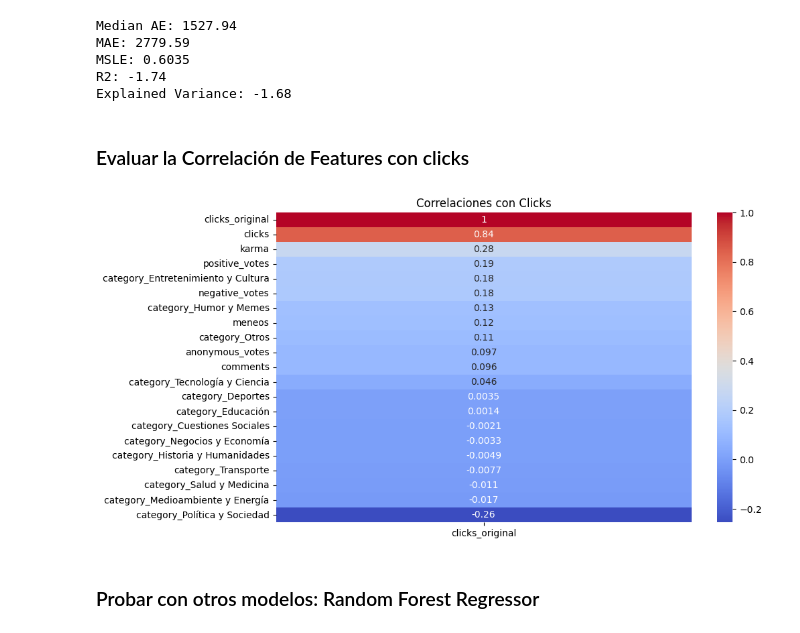
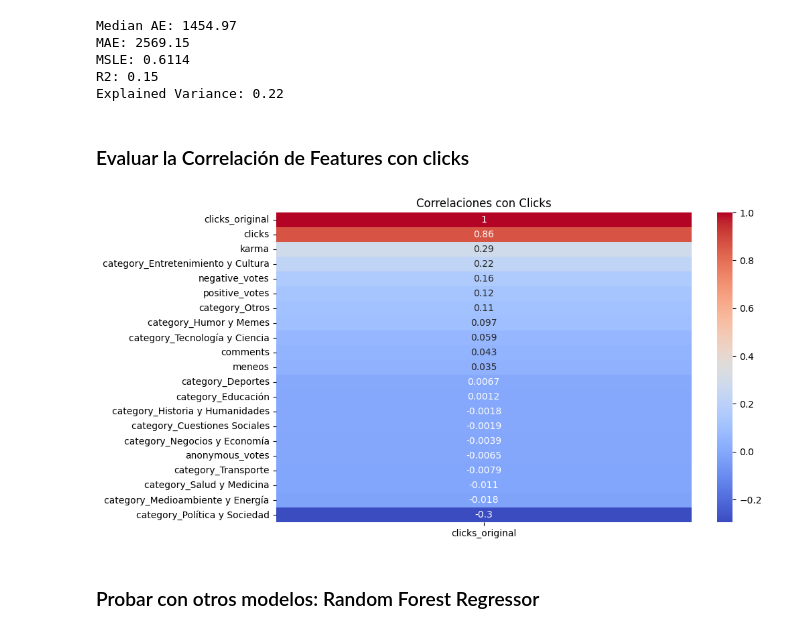
Before and after one commit to LucijaBrcic/Analisis-de-noticias, a Jupyter notebook: src/03_01.ML/regression_model.ipynb, the cells around one changed output. Drawn from its saved outputs; the diff is of its cells as text; code cells hidden in the pictures.

Commit message:
regression model update + regression model by clusters

```diff
--- a/src/03_01.ML/regression_model.ipynb
+++ b/src/03_01.ML/regression_model.ipynb
@@ -158,9 +74,9 @@ def remove_outliers_tukey(df, columns):
 num_features = ['meneos', 'karma', 'positive_votes', 'anonymous_votes', 'negative_votes', 'comments']
 
 # Eliminar outliers en las columnas numéricas seleccionadas usando el método de Tukey
-df_filtered_no_outliers = remove_outliers_tukey(df_filtered, num_features)
+df_filtered = remove_outliers_tukey(df_regression, num_features)
 
 # Ver cuántas filas quedaron después de eliminar outliers
-print(f'Número de filas antes de eliminar outliers: {len(df_filtered)}')
-print(f'Número de filas después de eliminar outliers: {len(df_filtered_no_outliers)}')
+print(f'Número de filas antes de eliminar outliers: {len(df_regression)}')
+print(f'Número de filas después de eliminar outliers: {len(df_filtered)}')
 # %% [output]
@@ -187,24 +120,5 @@ with open(regressor_scaler_path, "wb") as f:
 from sklearn.preprocessing import OneHotEncoder
 
 # Aplicar OneHotEncoder a la categoría
-regressor_encoder = OneHotEncoder(sparse_output=False, drop='first')  # drop='first' evita colinealidad
+regressor_encoder = OneHotEncoder(sparse_output=False, drop='first')
 encoded_cats = regressor_encoder.fit_transform(df_filtered[['category']])
-
-# Convertir a DataFrame
-encoded_df = pd.DataFrame(encoded_cats, columns=regressor_encoder.get_feature_names_out(['category']))
-
-# Resetear índice para asegurar alineación antes de la concatenación
-df_filtered = df_filtered.reset_index(drop=True)
-encoded_df = encoded_df.reset_index(drop=True)
-
-# Unir con el dataset original
-df_filtered = pd.concat([df_filtered, encoded_df], axis=1)
-
-# Eliminar la columna categórica original
-df_filtered.drop(columns=['category'], inplace=True)
-
-# Guardar el encoder
-regressor_encoder_path = "../00.data/clustering/regressor_encoder.pkl"
-
-with open(regressor_encoder_path, "wb") as f:
-    pickle.dump(regressor_encoder, f, protocol=pickle.HIGHEST_PROTOCOL)
@@ -211,3 +131,16 @@ with open(regressor_encoder_path, "wb") as f:
+# %%
+# Convertir a DataFrame
+encoded_df = pd.DataFrame(encoded_cats, columns=regressor_encoder.get_feature_names_out(['category']))
+
+# Resetear índices
+df_filtered = df_filtered.reset_index(drop=True)
+encoded_df = encoded_df.reset_index(drop=True)
+
+# Unir con el dataset original
+df_final = pd.concat([df_filtered, encoded_df], axis=1)
+
+# Eliminar la columna categórica original
+df_final.drop(columns=['category'], inplace=True)
 # %%
 from sklearn.model_selection import train_test_split
 
@@ -228,8 +163,8 @@ model.fit(X_train, y_train)
 # Predicción en el conjunto de prueba
 y_pred = model.predict(X_test)
 
-# Invertir la transformación logarítmica si aplicaste np.log1p() a los clicks
-y_pred = np.expm1(y_pred)
+# Invertir la transformación logarítmica
+y_pred = np.expm1(np.maximum(y_pred, 0))
 y_test = np.expm1(y_test)
 
 # Evaluación del modelo
@@ -246,30 +181,30 @@ print(f'MSLE: {msle:.4f}')
 print(f'R2: {r2:.2f}')
 print(f'Explained Variance: {var:.2f}')
 # %% [output]
-Median AE: 1527.94
-MAE: 2779.59
-MSLE: 0.6035
-R2: -1.74
-Explained Variance: -1.68
+Median AE: 1454.97
+MAE: 2569.15
+MSLE: 0.6114
+R2: 0.15
+Explained Variance: 0.22
 # %% [markdown]
 ### Evaluar la Correlación de Features con clicks
 # %%
 import seaborn as sns
 import matplotlib.pyplot as plt
 
 # Convertir clicks a escala original para evaluar correlaciones
-df_filtered['clicks_original'] = np.expm1(df_filtered['clicks'])
+df_final['clicks_original'] = np.expm1(df_final['clicks'])
 
 # Calcular la matriz de correlación
-correlation_matrix = df_filtered.corr()
+correlation_matrix = df_final.corr()
 
 # Mostrar correlaciones con 'clicks_original'
 plt.figure(figsize=(10,6))
 sns.heatmap(correlation_matrix[['clicks_original']].sort_values(by='clicks_original', ascending=False), annot=True, cmap='coolwarm')
 plt.title('Correlaciones con Clicks')
 plt.show()
 # %% [output]
-[figure, old version]
+[figure, new version]
 # %% [markdown]
 ### Probar con otros modelos: Random Forest Regressor
 # %%
```
Also changed, not shown: parts of 29 cells of this notebook, 10 other files.
